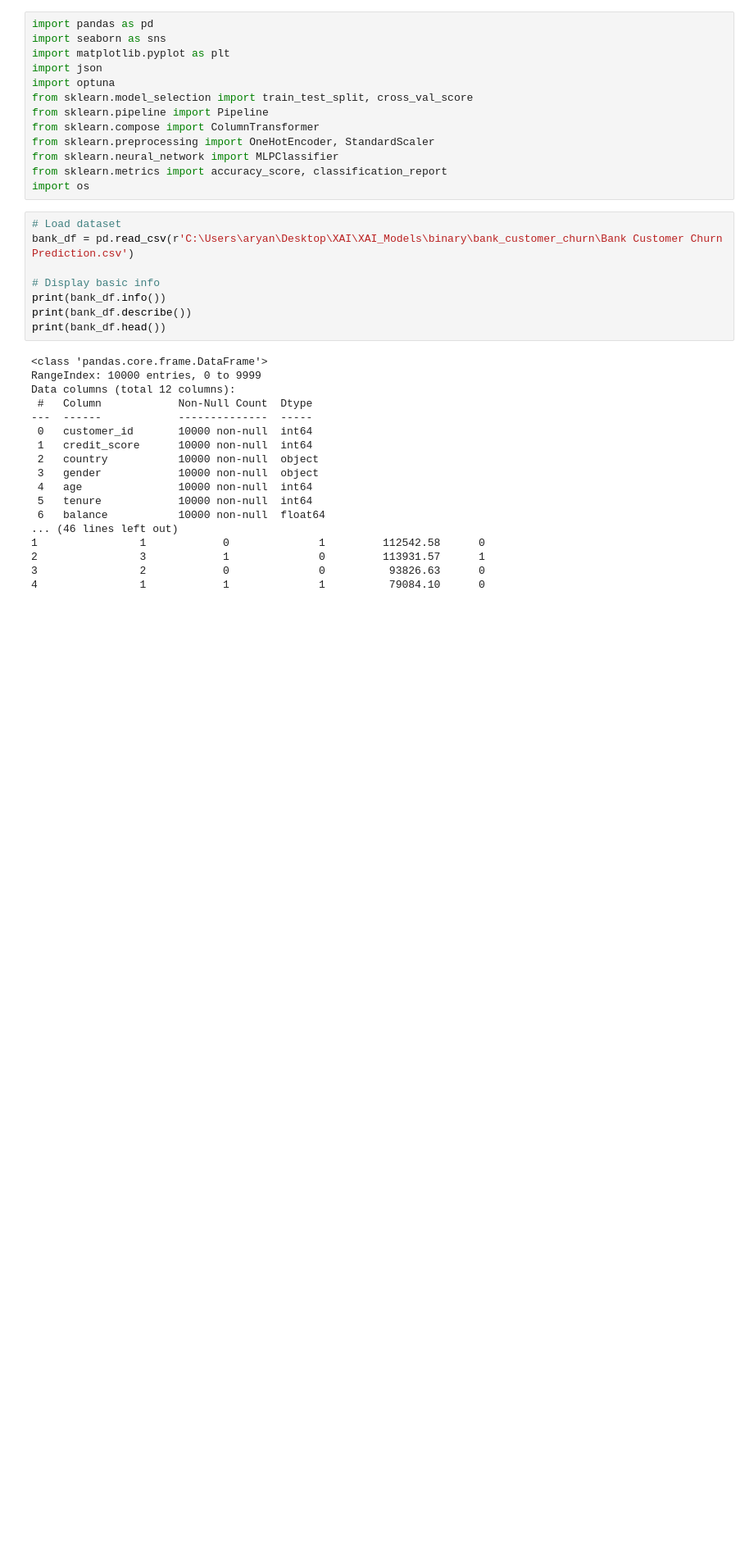
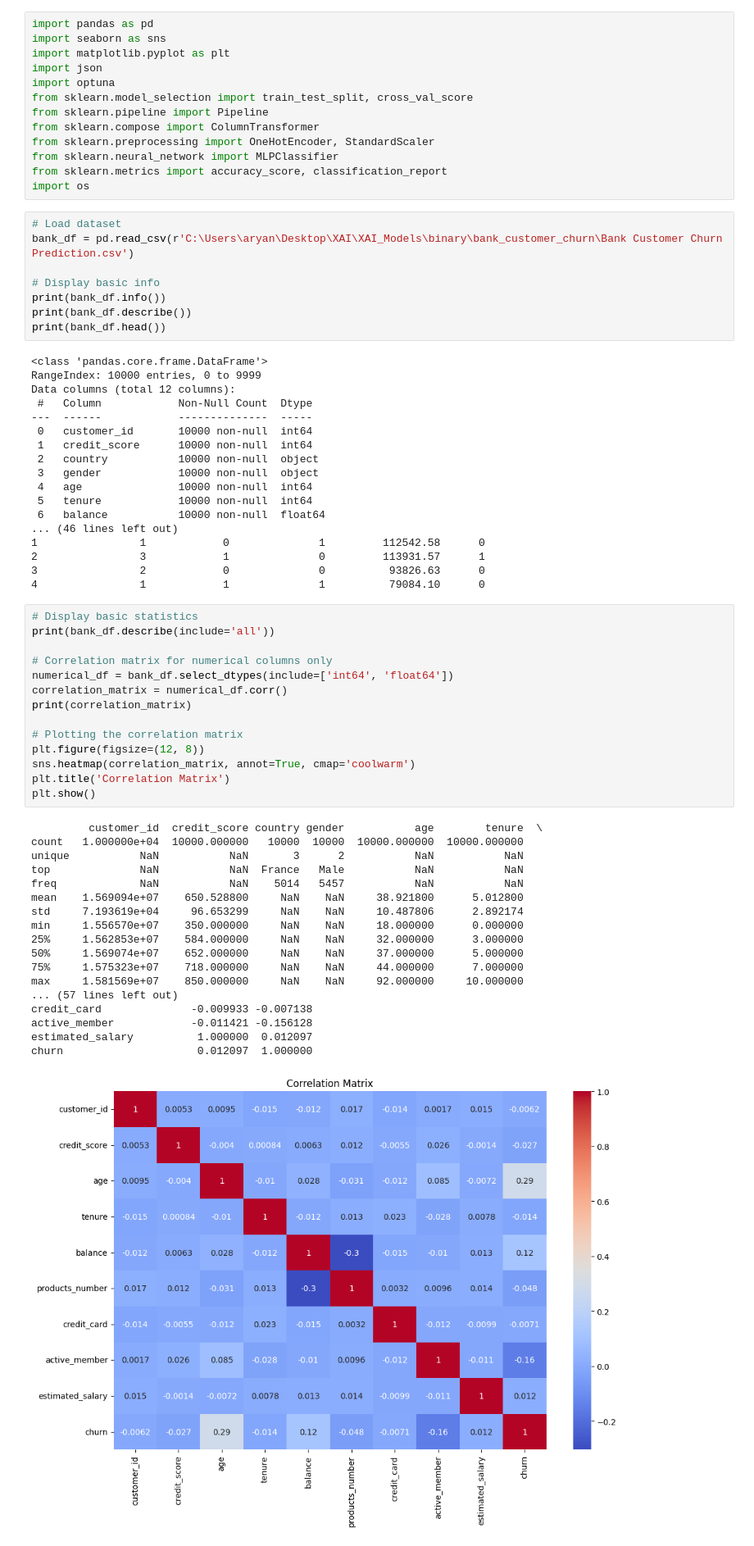
Before and after one commit to aryan04756/XAI_Models, a Jupyter notebook: XAI_Models/binary/bank_customer_churn/MLP Classifier/MLP Classifier.ipynb, the cells around one changed output. Shown at 82% size. Cells and saved outputs as stored; diff of their text form; blank space fills up the shorter version.

```diff
--- a/XAI_Models/binary/bank_customer_churn/MLP Classifier/MLP Classifier.ipynb
+++ b/XAI_Models/binary/bank_customer_churn/MLP Classifier/MLP Classifier.ipynb
@@ -39,3 +39,36 @@ Data columns (total 12 columns):
 2                3            1              0         113931.57      1
 3                2            0              0          93826.63      0
 4                1            1              1          79084.10      0
+# %%
+# Display basic statistics
+print(bank_df.describe(include='all'))
+
+# Correlation matrix for numerical columns only
+numerical_df = bank_df.select_dtypes(include=['int64', 'float64'])
+correlation_matrix = numerical_df.corr()
+print(correlation_matrix)
+
+# Plotting the correlation matrix
+plt.figure(figsize=(12, 8))
+sns.heatmap(correlation_matrix, annot=True, cmap='coolwarm')
+plt.title('Correlation Matrix')
+plt.show()
+# %% [output]
+         customer_id  credit_score country gender           age        tenure  \
+count   1.000000e+04  10000.000000   10000  10000  10000.000000  10000.000000
+unique           NaN           NaN       3      2           NaN           NaN
+top              NaN           NaN  France   Male           NaN           NaN
+freq             NaN           NaN    5014   5457           NaN           NaN
+mean    1.569094e+07    650.528800     NaN    NaN     38.921800      5.012800
+std     7.193619e+04     96.653299     NaN    NaN     10.487806      2.892174
+min     1.556570e+07    350.000000     NaN    NaN     18.000000      0.000000
+25%     1.562853e+07    584.000000     NaN    NaN     32.000000      3.000000
+50%     1.569074e+07    652.000000     NaN    NaN     37.000000      5.000000
+75%     1.575323e+07    718.000000     NaN    NaN     44.000000      7.000000
+max     1.581569e+07    850.000000     NaN    NaN     92.000000     10.000000
+... (57 lines left out)
+credit_card              -0.009933 -0.007138
+active_member            -0.011421 -0.156128
+estimated_salary          1.000000  0.012097
+churn                     0.012097  1.000000
+[figure, added]
```
Also changed, not shown: parts of 15 cells of this notebook, 2 other files.
